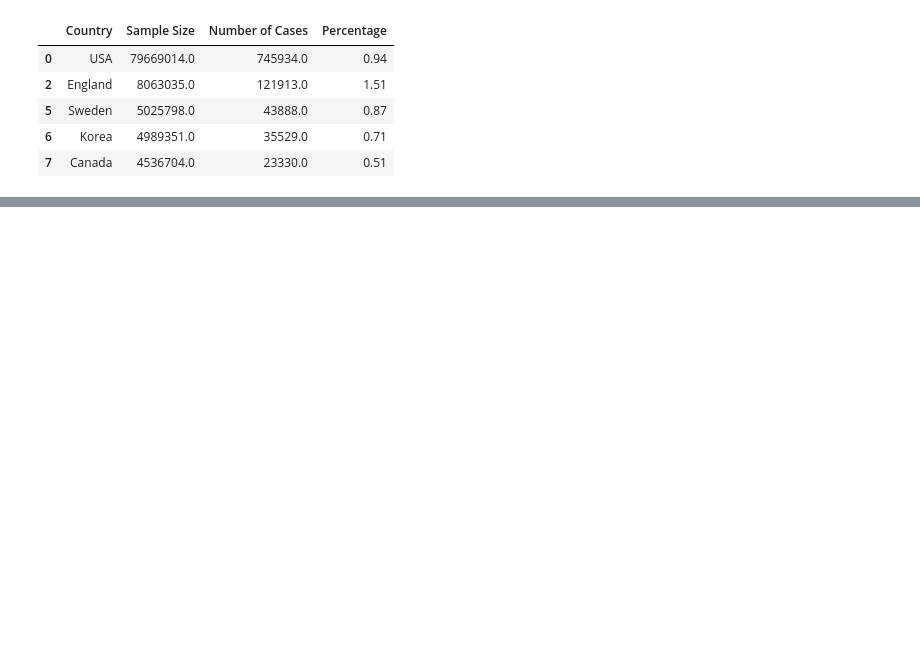
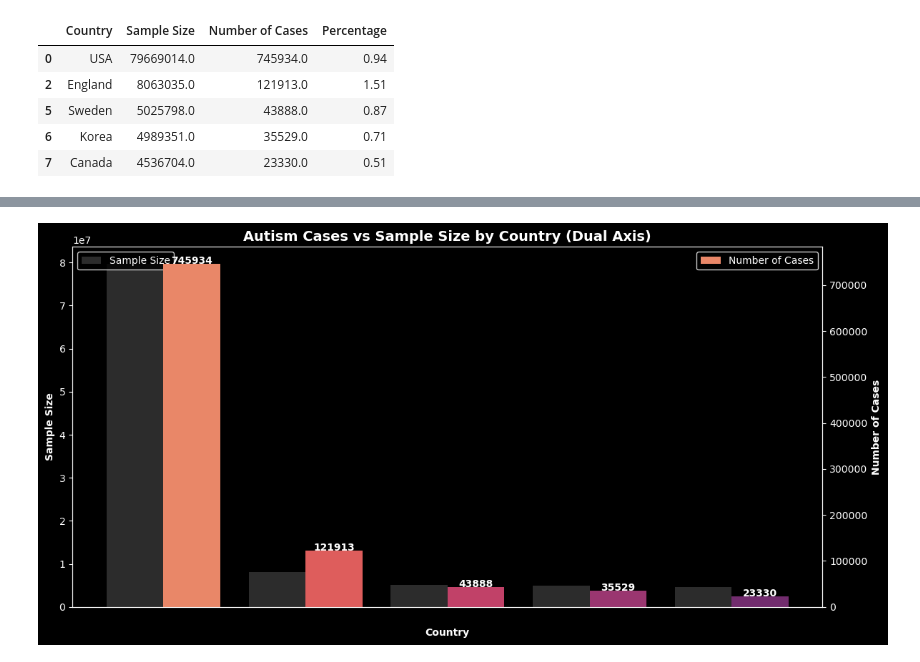
Before and after one commit to janvimehendale/capstone, a Jupyter notebook: notebooks/autism_prevalence_world.ipynb, the cells around one changed output, grey strips where cells are left out. Drawn from its saved outputs; the diff is of its cells as text; code cells hidden in the pictures; blank space fills up the shorter version.

```diff
--- a/notebooks/autism_prevalence_world.ipynb
+++ b/notebooks/autism_prevalence_world.ipynb
@@ -164,3 +226,94 @@ asd_world_count_sample_percentage_bottom_5
+# %%
+import numpy as np
+import matplotlib.pyplot as plt
+import seaborn as sns
+
+# --- Your DataFrame is already defined as: ---
+# asd_world_count_sample_top_5
+
+plt.figure(figsize=(12, 6), facecolor="black")
+
+ax1 = plt.gca()
+x = np.arange(len(asd_world_count_sample_percentage_top_5))
+width = 0.4
+
+# --- BAR 1: Sample Size (Left Axis) ---
+bars1 = ax1.bar(
+    x - width/2,
+   asd_world_count_sample_percentage_top_5["Sample Size"],
+    width,
+    color="gray",
+    alpha=0.35,
+    label="Sample Size"
+)
+
+# --- SECOND AXIS ---
+ax2 = ax1.twinx()
+
+# --- BAR 2: Number of Cases (Right Axis) ---
+bars2 = ax2.bar(
+    x + width/2,
+    asd_world_count_sample_percentage_top_5["Number of Cases"],
+    width,
+    color=sns.color_palette("flare", len(asd_world_count_sample_percentage_top_5)),
+    label="Number of Cases"
+)
+
+# --- TITLES & LABELS ---
+plt.title(
+    "Autism Cases vs Sample Size by Country (Dual Axis)",
+    fontsize=14, fontweight="bold", color="white"
+)
+
+ax1.set_xlabel("Country", fontweight="bold", color="white")
+ax1.set_ylabel("Sample Size", fontweight="bold", color="white")
+ax2.set_ylabel("Number of Cases", fontweight="bold", color="white")
+
+# --- X‑TICKS ---
+plt.xticks(
+    x,
+    asd_world_count_sample_percentage_top_5["Country"],
+    color="white",
+    fontweight="bold",
+    rotation=20
+)
+
+
+# --- Y‑TICKS ---
+ax1.tick_params(axis='y', colors='white')
+ax2.tick_params(axis='y', colors='white')
+
+# --- SPINES ---
+for spine in ax1.spines.values():
+    spine.set_color("white")
+for spine in ax2.spines.values():
+    spine.set_color("white")
+
+ax1.set_facecolor("black")
+ax2.set_facecolor("black")
+
+# --- VALUE LABELS ON CASE BARS ---
+for bar in bars2:
+    height = bar.get_height()
+    ax2.text(
+        bar.get_x() + bar.get_width()/2,
+        height + 0.1,
+        f"{int(height)}",
+        ha="center",
+        color="white",
+        fontweight="bold",
+        fontsize=10
+    )
+
+# --- LEGENDS ---
+ax1.legend(loc="upper left", facecolor="black", edgecolor="white", labelcolor="white")
+ax2.legend(loc="upper right", facecolor="black", edgecolor="white", labelcolor="white")
+
+plt.tight_layout()
+plt.savefig("dual_axis_cases_sample_top5", dpi=300, bbox_inches="tight", transparent=True)
+plt.show()
+# %% [output]
+[figure, added]
 # %%
 # Create bar chart for Number of Cases by Country
 plt.figure(figsize=(10, 6), facecolor="black")
```
Also changed, not shown: parts of 9 cells of this notebook, 9 other files.
